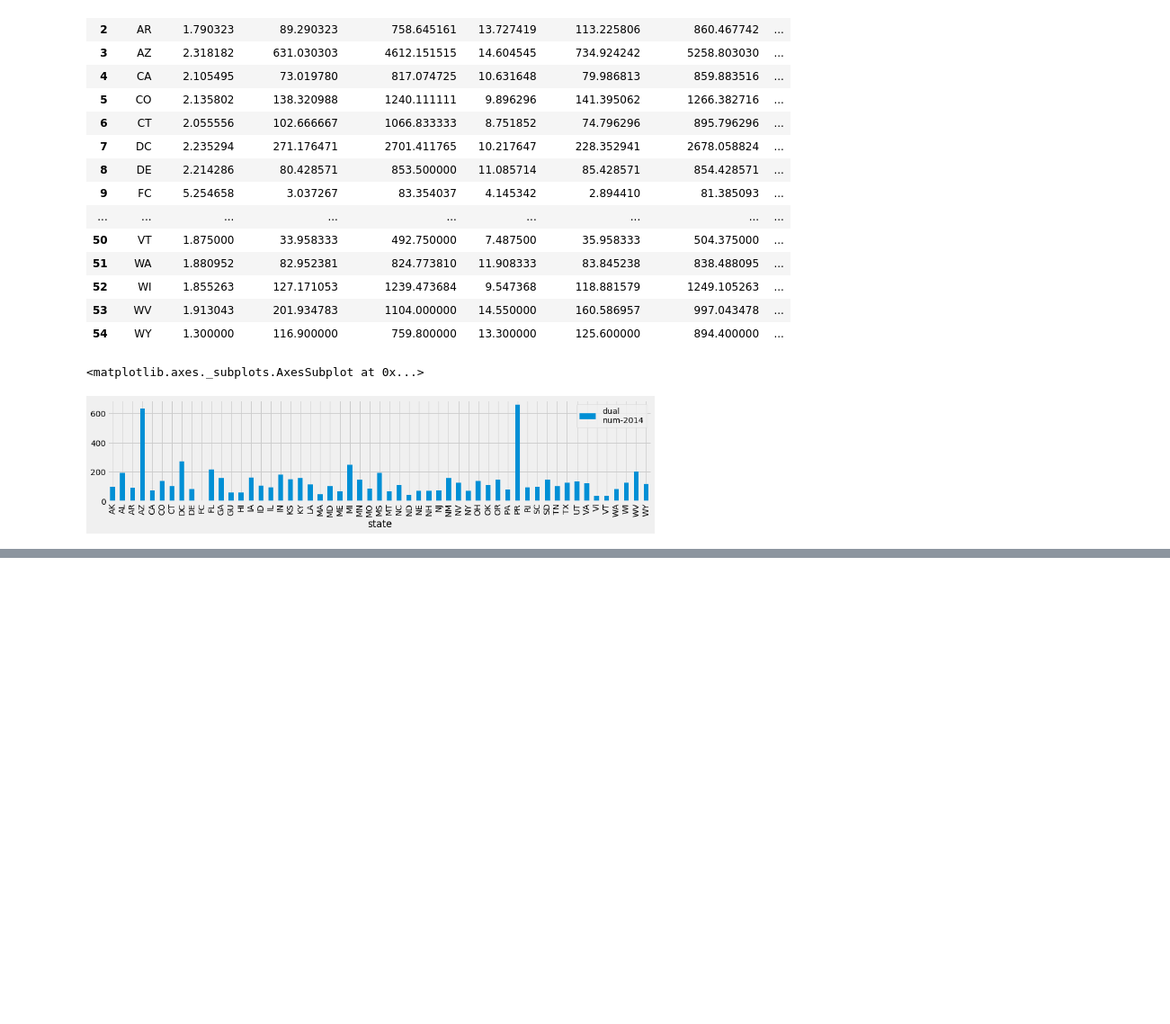
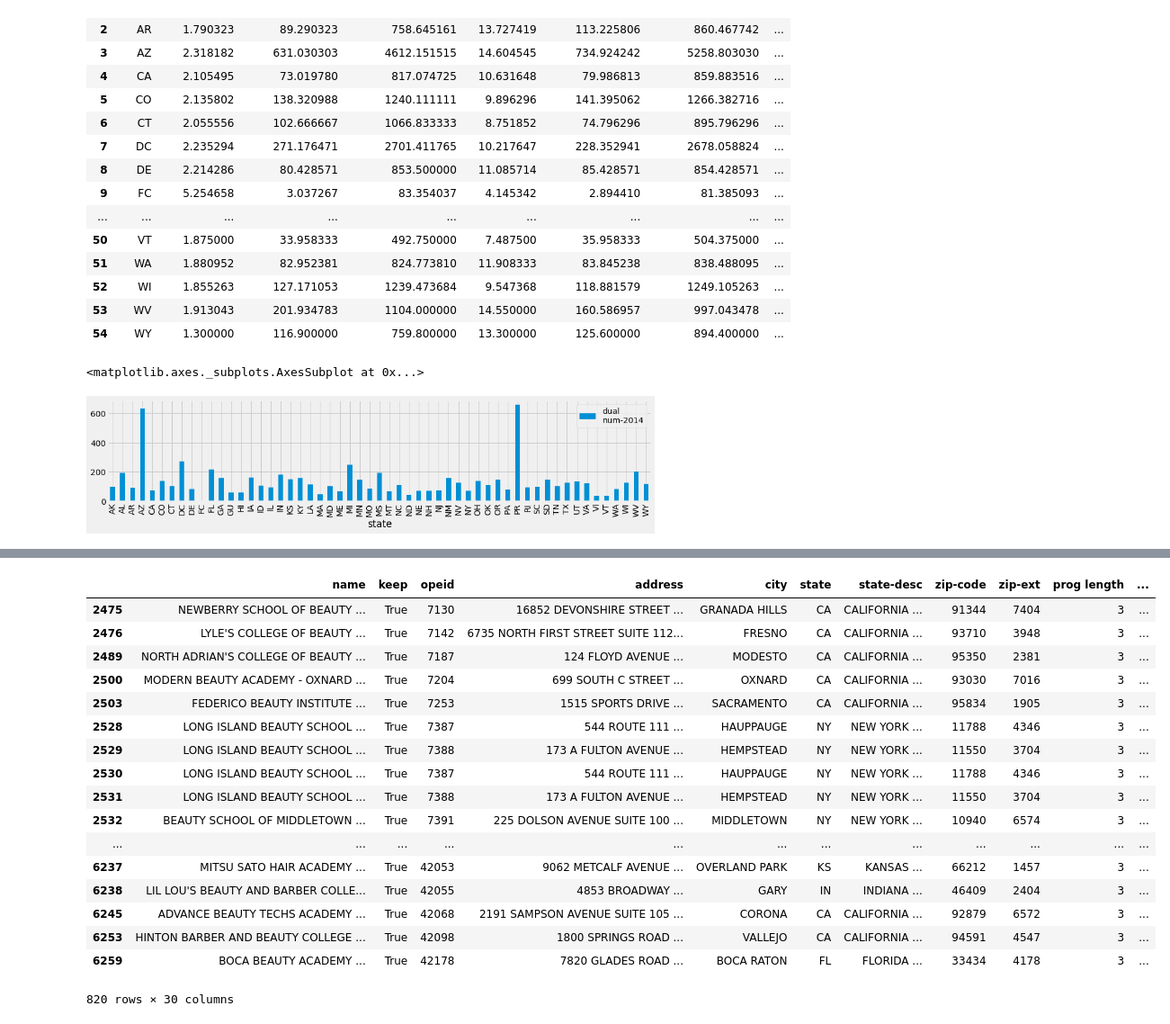
Before and after one commit to isabella232/federal-aid-data, a Jupyter notebook: default-only.ipynb, the cells around one changed output, grey strips where cells are left out. Shown: that part at 90% size. Saved outputs shown, nothing was run; the diff lists cells and outputs as text; code cells hidden in the pictures; blank space fills up the shorter version.

```diff
--- a/default-only.ipynb
+++ b/default-only.ipynb
@@ -323,0 +306,11 @@ default_40plus
+# %%
+# make beauty_schools dataframe
+beauty_schools = default_all_schools['name']
+beauty_schools = beauty_schools.reset_index().drop('index',axis=1)
+
+# apply find_beauty_schools function
+beauty_schools['keep'] = beauty_schools['name'].apply(find_beauty_schools)
+beauty_schools_merg = beauty_schools.merge(default_all_schools, on='name')
+
+# drop everything but beauty schools
+beauty_schools_merg = beauty_schools_merg[beauty_schools_merg['keep'] == True]
@@ -323,0 +339,21 @@ default_40plus
+# %%
+beauty_schools_merg
+# %% [output]
+|  | name | keep | opeid | address | city | state | state-desc | zip-code | zip-ext | prog length | ... |
+| 2475 | NEWBERRY SCHOOL OF BEAUTY ... | True | 7130 | 16852 DEVONSHIRE STREET ... | GRANADA HILLS | CA | CALIFORNIA ... | 91344 | 7404 | 3 | ... |
+| 2476 | LYLE'S COLLEGE OF BEAUTY ... | True | 7142 | 6735 NORTH FIRST STREET SUITE 112... | FRESNO | CA | CALIFORNIA ... | 93710 | 3948 | 3 | ... |
+| 2489 | NORTH ADRIAN'S COLLEGE OF BEAUTY ... | True | 7187 | 124 FLOYD AVENUE ... | MODESTO | CA | CALIFORNIA ... | 95350 | 2381 | 3 | ... |
+| 2500 | MODERN BEAUTY ACADEMY - OXNARD ... | True | 7204 | 699 SOUTH C STREET ... | OXNARD | CA | CALIFORNIA ... | 93030 | 7016 | 3 | ... |
+| 2503 | FEDERICO BEAUTY INSTITUTE ... | True | 7253 | 1515 SPORTS DRIVE ... | SACRAMENTO | CA | CALIFORNIA ... | 95834 | 1905 | 3 | ... |
+| 2528 | LONG ISLAND BEAUTY SCHOOL ... | True | 7387 | 544 ROUTE 111 ... | HAUPPAUGE | NY | NEW YORK ... | 11788 | 4346 | 3 | ... |
+| 2529 | LONG ISLAND BEAUTY SCHOOL ... | True | 7388 | 173 A FULTON AVENUE ... | HEMPSTEAD | NY | NEW YORK ... | 11550 | 3704 | 3 | ... |
+| 2530 | LONG ISLAND BEAUTY SCHOOL ... | True | 7387 | 544 ROUTE 111 ... | HAUPPAUGE | NY | NEW YORK ... | 11788 | 4346 | 3 | ... |
+| 2531 | LONG ISLAND BEAUTY SCHOOL ... | True | 7388 | 173 A FULTON AVENUE ... | HEMPSTEAD | NY | NEW YORK ... | 11550 | 3704 | 3 | ... |
+| 2532 | BEAUTY SCHOOL OF MIDDLETOWN ... | True | 7391 | 225 DOLSON AVENUE SUITE 100 ... | MIDDLETOWN | NY | NEW YORK ... | 10940 | 6574 | 3 | ... |
+| ... | ... | ... | ... | ... | ... | ... | ... | ... | ... | ... | ... |
+| 6237 | MITSU SATO HAIR ACADEMY ... | True | 42053 | 9062 METCALF AVENUE ... | OVERLAND PARK | KS | KANSAS ... | 66212 | 1457 | 3 | ... |
+| 6238 | LIL LOU'S BEAUTY AND BARBER COLLE... | True | 42055 | 4853 BROADWAY ... | GARY | IN | INDIANA ... | 46409 | 2404 | 3 | ... |
+| 6245 | ADVANCE BEAUTY TECHS ACADEMY ... | True | 42068 | 2191 SAMPSON AVENUE SUITE 105 ... | CORONA | CA | CALIFORNIA ... | 92879 | 6572 | 3 | ... |
+| 6253 | HINTON BARBER AND BEAUTY COLLEGE ... | True | 42098 | 1800 SPRINGS ROAD ... | VALLEJO | CA | CALIFORNIA ... | 94591 | 4547 | 3 | ... |
+| 6259 | BOCA BEAUTY ACADEMY ... | True | 42178 | 7820 GLADES ROAD ... | BOCA RATON | FL | FLORIDA ... | 33434 | 4178 | 3 | ... |
+820 rows × 30 columns
```
Also changed, not shown: parts of 16 cells of this notebook, 2 other files.
